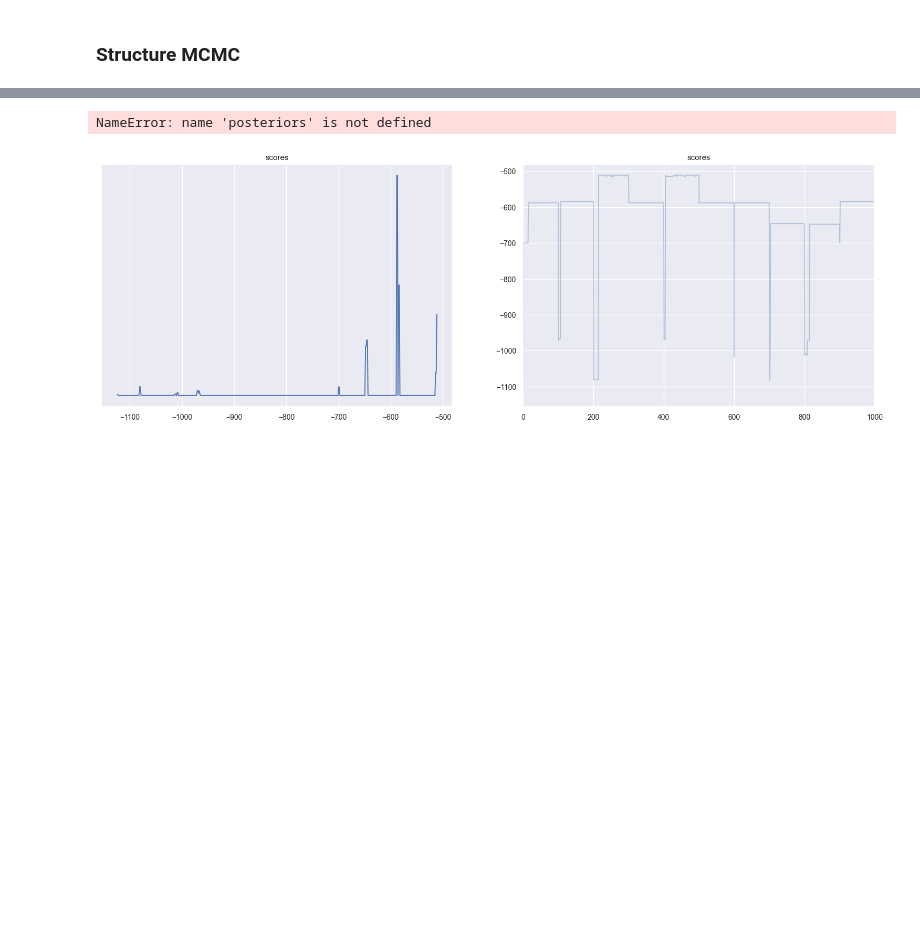
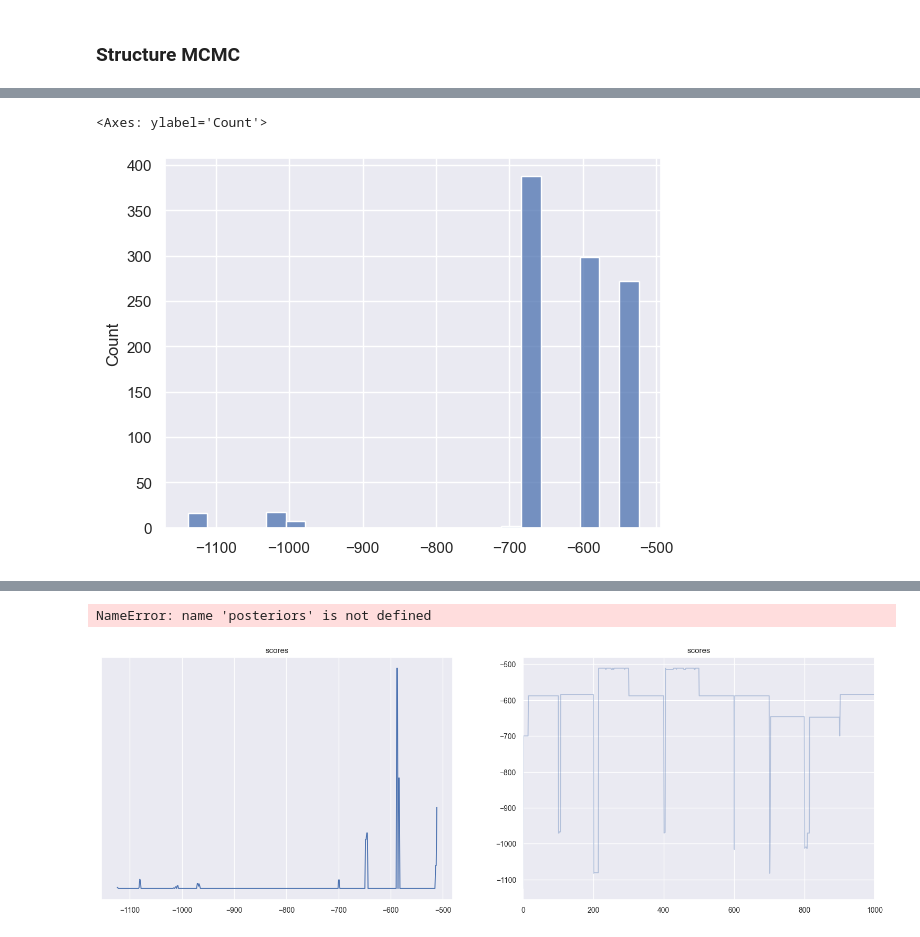
Before and after one commit to catarina-moreira/Structure_Learning_Study, a Jupyter notebook: causal_discovery/structure_mcmc_new.ipynb, the cells around one changed output, grey strips where cells are left out. Saved outputs shown, nothing was run; the diff lists cells and outputs as text; code cells hidden in the pictures; blank space fills up the shorter version.

```diff
--- a/causal_discovery/structure_mcmc_new.ipynb
+++ b/causal_discovery/structure_mcmc_new.ipynb
@@ -98 +121,6 @@ mcmc_graph_distribution_plot( graph_distribution )
+# %%
+sns.histplot(scores_dict['scores'])
+# %% [output]
+<Axes: ylabel='Count'>
+[figure, added]
 # %%
```
Also changed, not shown: parts of 8 cells of this notebook, 1 other file.
